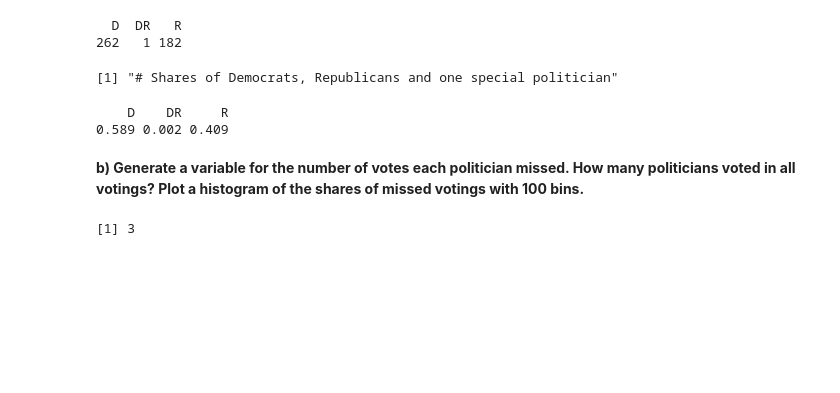
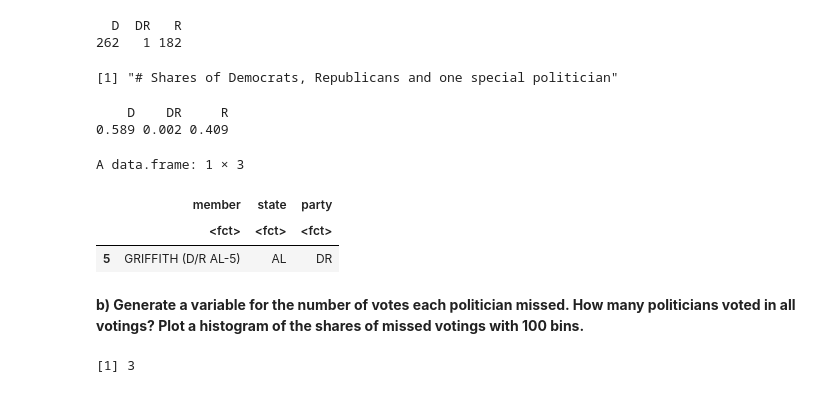
Before and after one commit to AStrittmatter/M02-Machine-Learning, a Jupyter notebook: class_tutorial/class_tutorial_4.ipynb, the cells around one changed output. Saved outputs shown, nothing was run; the diff lists cells and outputs as text; code cells hidden in the pictures; blank space fills up the shorter version.

```diff
--- a/class_tutorial/class_tutorial_4.ipynb
+++ b/class_tutorial/class_tutorial_4.ipynb
@@ -37,6 +61,13 @@ round(table(members$party)/nrow(members),3)
 [1] "# Shares of Democrats, Republicans and one special politician"
     D    DR     R
 0.589 0.002 0.409
+# %%
+members[members$party == "DR",]
+# %% [output]
+A data.frame: 1 × 3
+|  | member | state | party |
+|  | <fct> | <fct> | <fct> |
+| 5 | GRIFFITH (D/R AL-5) | AL | DR |
 # %% [markdown]
 **b) Generate a variable for the number of votes each politician missed. How many politicians voted in all votings? Plot a histogram of the shares of missed votings with 100 bins.**
 # %%
```
Also changed, not shown: parts of 9 cells of this notebook, 1 other file.
